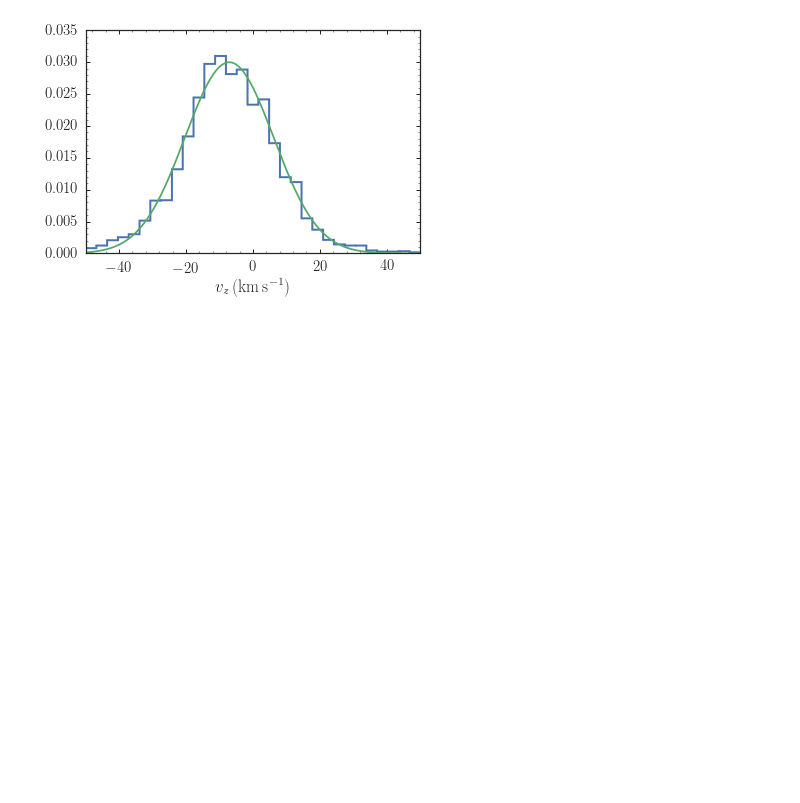
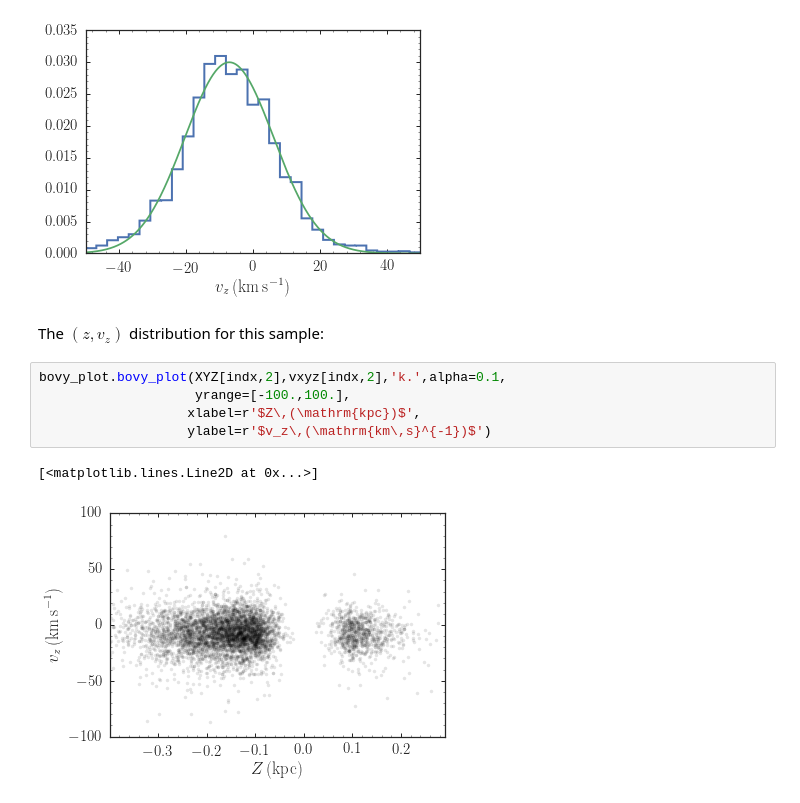
Before and after one commit to jobovy/simple-m2m, a Jupyter notebook: py/Fstar-kinematics.ipynb, the cells around one changed output. Cells and saved outputs as stored; diff of their text form; blank space fills up the shorter version.

Commit message:
add (z,vz) plot

```diff
--- a/py/Fstar-kinematics.ipynb
+++ b/py/Fstar-kinematics.ipynb
@@ -176,3 +180,13 @@ xlabel(r'$v_z\,(\mathrm{km\,s}^{-1})$')
 ('amp, mean, std. dev.', array([ 0.99629718,  0.00370282]), array([  -7.06574868, -224.03328812]), array([  13.25750376,  299.39408931]))
 <matplotlib.text.Text at 0x...>
 [figure]
+# %% [markdown]
+The $(z,v_z)$ distribution for this sample:
+# %%
+bovy_plot.bovy_plot(XYZ[indx,2],vxyz[indx,2],'k.',alpha=0.1,
+                    yrange=[-100.,100.],
+                   xlabel=r'$Z\,(\mathrm{kpc})$',
+                   ylabel=r'$v_z\,(\mathrm{km\,s}^{-1})$')
+# %% [output]
+[<matplotlib.lines.Line2D at 0x...>]
+[figure, added]
```
Also changed, not shown: parts of 2 cells of this notebook.
